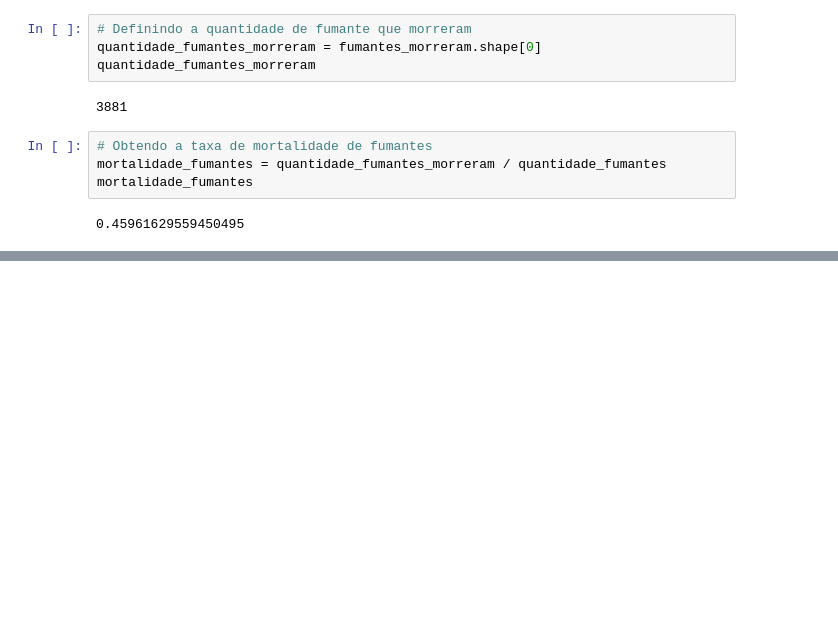
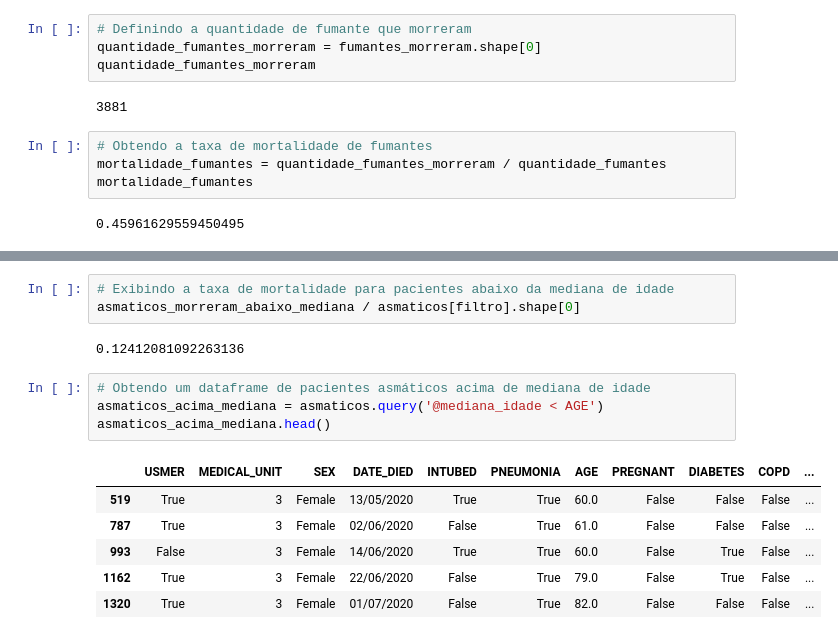
Before and after one commit to matheuspfferreira/python_data_science, a Jupyter notebook: Covid - 07/notebook/nb_covid.ipynb, the cells around one changed output, grey strips where cells are left out. Cells and saved outputs as stored; diff of their text form; blank space fills up the shorter version.

```diff
--- a/Covid - 07/notebook/nb_covid.ipynb
+++ b/Covid - 07/notebook/nb_covid.ipynb
@@ -514,0 +583,16 @@ mortalidade_fumantes
+# %%
+# Exibindo a taxa de mortalidade para pacientes abaixo da mediana de idade
+asmaticos_morreram_abaixo_mediana / asmaticos[filtro].shape[0]
+# %% [output]
+0.12412081092263136
+# %%
+# Obtendo um dataframe de pacientes asmáticos acima de mediana de idade
+asmaticos_acima_mediana = asmaticos.query('@mediana_idade < AGE')
+asmaticos_acima_mediana.head()
+# %% [output]
+|  | USMER | MEDICAL_UNIT | SEX | DATE_DIED | INTUBED | PNEUMONIA | AGE | PREGNANT | DIABETES | COPD | ... |
+| 519 | True | 3 | Female | 13/05/2020 | True | True | 60.0 | False | False | False | ... |
+| 787 | True | 3 | Female | 02/06/2020 | False | True | 61.0 | False | False | False | ... |
+| 993 | False | 3 | Female | 14/06/2020 | True | True | 60.0 | False | True | False | ... |
+| 1162 | True | 3 | Female | 22/06/2020 | False | True | 79.0 | False | True | False | ... |
+| 1320 | True | 3 | Female | 01/07/2020 | False | True | 82.0 | False | False | False | ... |
```
Also changed, not shown: parts of 9 cells of this notebook.
